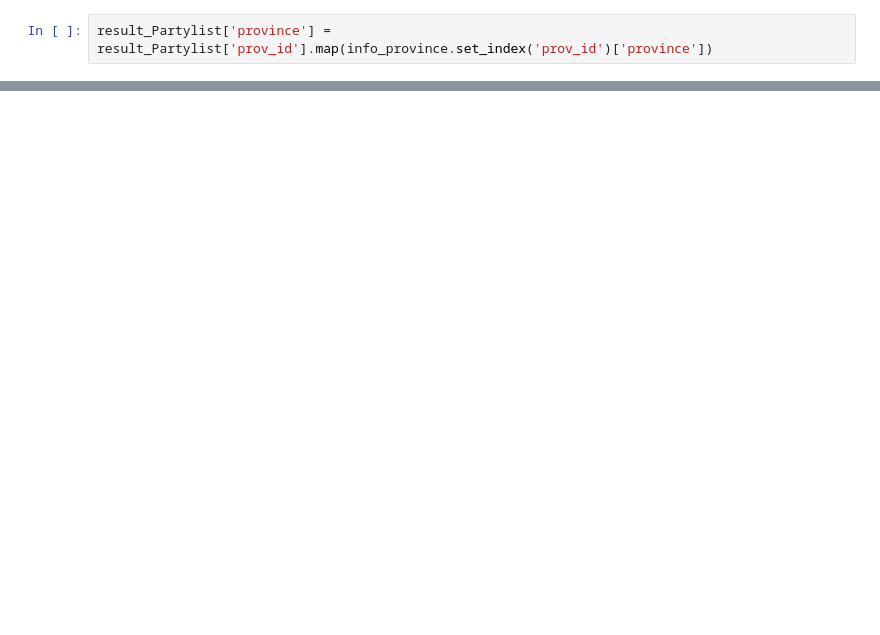
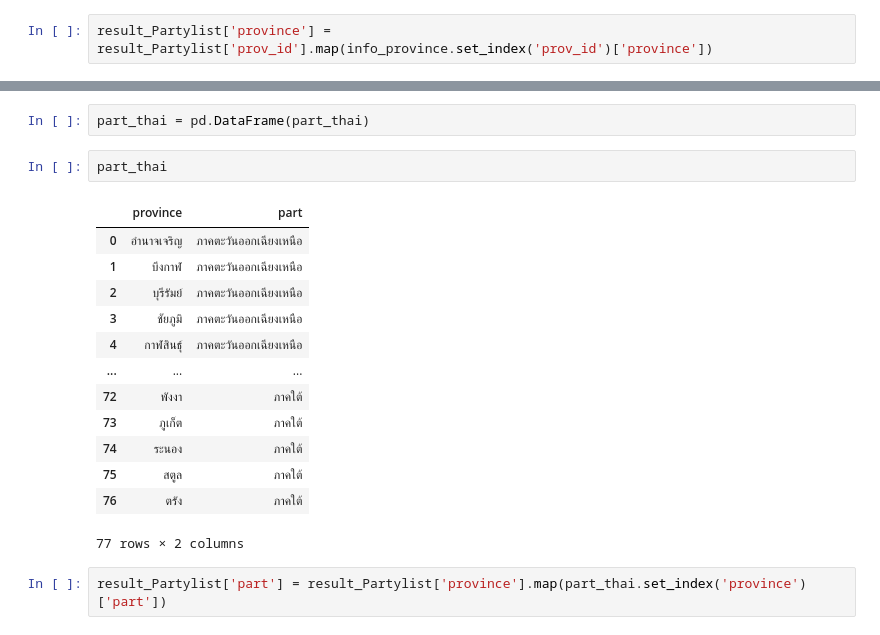
Before and after one commit to Jiraphatkk/python_dataviz2023, a Jupyter notebook: midterm_basicpythonanddataviz2023.ipynb, the cells around one changed output, grey strips where cells are left out. Cells and saved outputs as stored; diff of their text form; blank space fills up the shorter version.

```diff
--- a/midterm_basicpythonanddataviz2023.ipynb
+++ b/midterm_basicpythonanddataviz2023.ipynb
@@ -268,3 +278,23 @@ result_Partylist['province'] = result_Partylist['prov_id'].map(info_province.set
+# %%
+part_thai = pd.DataFrame(part_thai)
+# %%
+part_thai
+# %% [output]
+|  | province | part |
+| 0 | อำนาจเจริญ | ภาคตะวันออกเฉียงเหนือ |
+| 1 | บึงกาฬ | ภาคตะวันออกเฉียงเหนือ |
+| 2 | บุรีรัมย์ | ภาคตะวันออกเฉียงเหนือ |
+| 3 | ชัยภูมิ | ภาคตะวันออกเฉียงเหนือ |
+| 4 | กาฬสินธุ์ | ภาคตะวันออกเฉียงเหนือ |
+| ... | ... | ... |
+| 72 | พังงา | ภาคใต้ |
+| 73 | ภูเก็ต | ภาคใต้ |
+| 74 | ระนอง | ภาคใต้ |
+| 75 | สตูล | ภาคใต้ |
+| 76 | ตรัง | ภาคใต้ |
+77 rows × 2 columns
+# %%
+result_Partylist['part'] = result_Partylist['province'].map(part_thai.set_index('province')['part'])
 # %%
 result_Partylist
 # %% [output]
```
Also changed, not shown: parts of 17 cells of this notebook.
